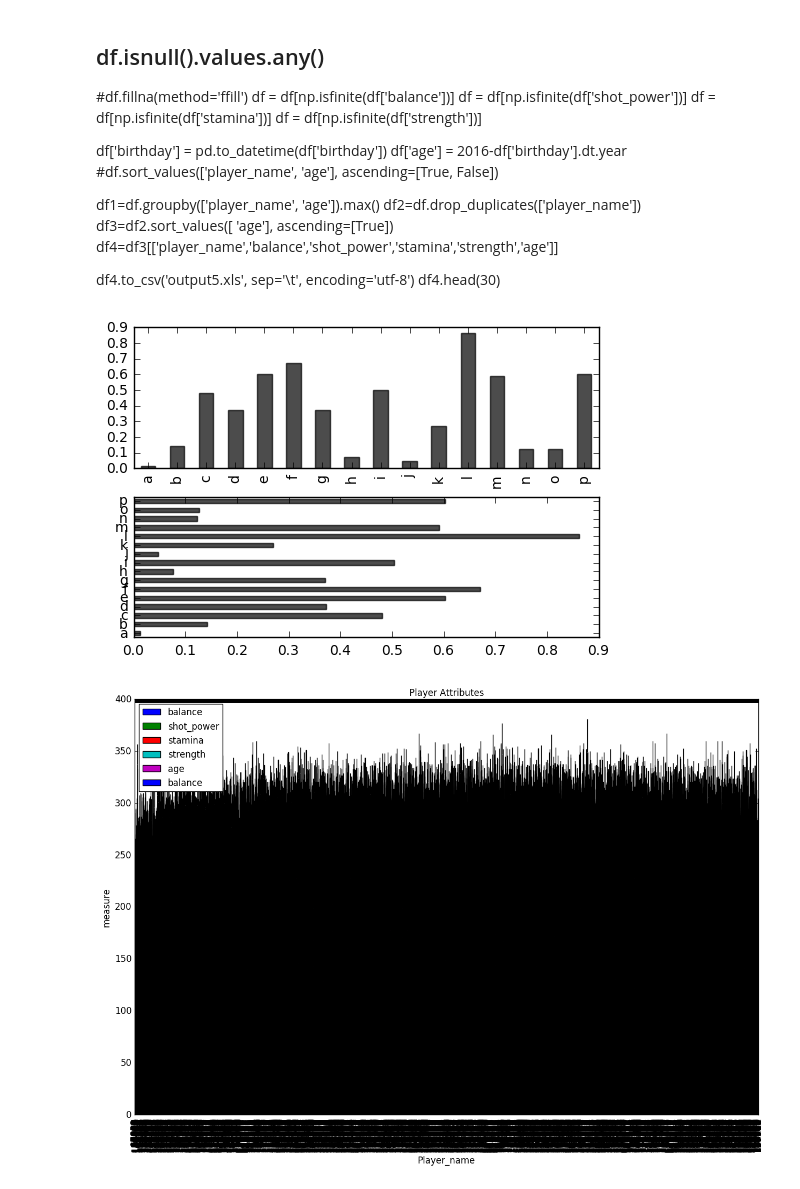
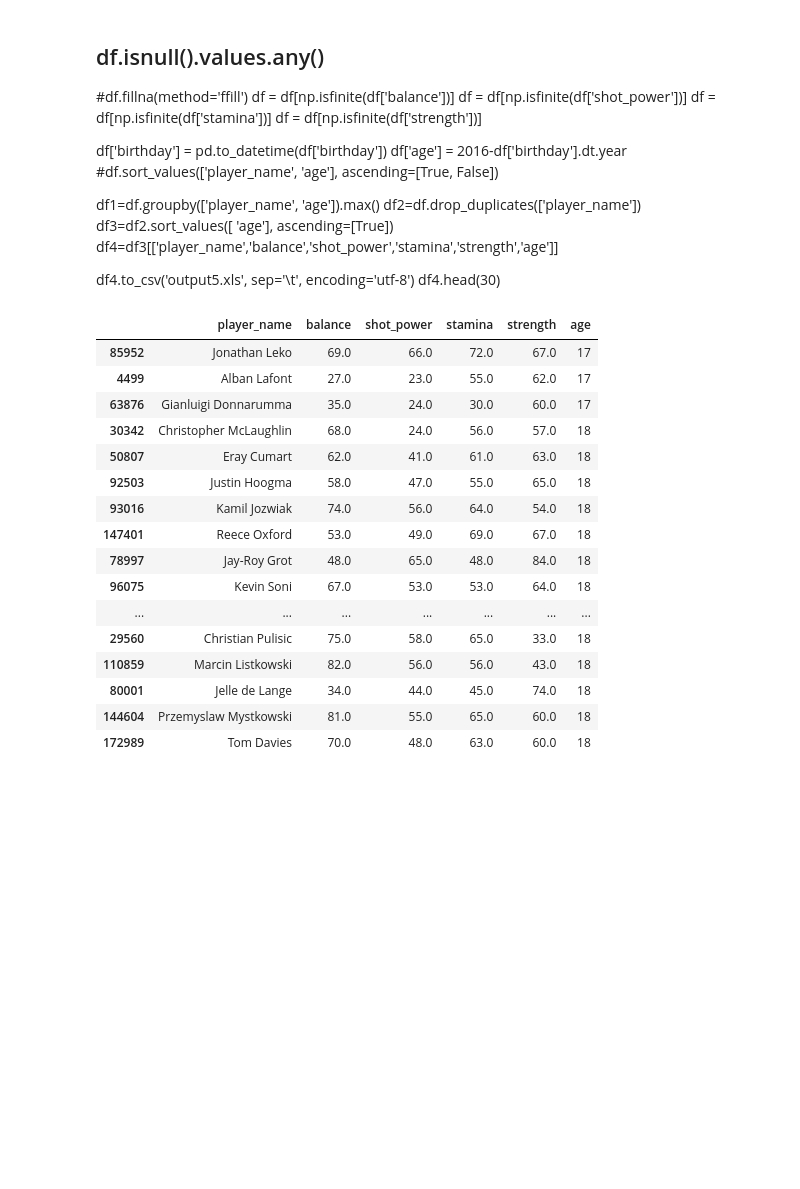
Before and after one commit to Pragya1025/Python4DataAnalysis, a Jupyter notebook: EuropeanSoccerDatabase/Analysis/Analysis5.ipynb, the cells around one changed output. Saved outputs shown, nothing was run; the diff lists cells and outputs as text; code cells hidden in the pictures; blank space fills up the shorter version.

```diff
--- a/EuropeanSoccerDatabase/Analysis/Analysis5.ipynb
+++ b/EuropeanSoccerDatabase/Analysis/Analysis5.ipynb
@@ -49,16 +49,35 @@ df4.head(30)
 # %%
 df.isnull().values.any()
 #df.fillna(method='ffill')
 df = df[np.isfinite(df['balance'])]
 df = df[np.isfinite(df['shot_power'])]
 df = df[np.isfinite(df['stamina'])]
 df = df[np.isfinite(df['strength'])]
 df['birthday'] = pd.to_datetime(df['birthday'])
 df['age'] = 2016-df['birthday'].dt.year
 #df.sort_values(['player_name', 'age'], ascending=[True, False])
 df1=df.groupby(['player_name', 'age']).max()
 df2=df.drop_duplicates(['player_name'])
 df3=df2.sort_values([ 'age'], ascending=[True])
 df4=df3[['player_name','balance','shot_power','stamina','strength','age']]
 df4.to_csv('output5.xls', sep='\t', encoding='utf-8')
-l=df4.head(30)
+l=df4.head(25)
+l
+# %% [output]
+|  | player_name | balance | shot_power | stamina | strength | age |
+| 85952 | Jonathan Leko | 69.0 | 66.0 | 72.0 | 67.0 | 17 |
+| 4499 | Alban Lafont | 27.0 | 23.0 | 55.0 | 62.0 | 17 |
+| 63876 | Gianluigi Donnarumma | 35.0 | 24.0 | 30.0 | 60.0 | 17 |
+| 30342 | Christopher McLaughlin | 68.0 | 24.0 | 56.0 | 57.0 | 18 |
+| 50807 | Eray Cumart | 62.0 | 41.0 | 61.0 | 63.0 | 18 |
+| 92503 | Justin Hoogma | 58.0 | 47.0 | 55.0 | 65.0 | 18 |
+| 93016 | Kamil Jozwiak | 74.0 | 56.0 | 64.0 | 54.0 | 18 |
+| 147401 | Reece Oxford | 53.0 | 49.0 | 69.0 | 67.0 | 18 |
+| 78997 | Jay-Roy Grot | 48.0 | 65.0 | 48.0 | 84.0 | 18 |
+| 96075 | Kevin Soni | 67.0 | 53.0 | 53.0 | 64.0 | 18 |
+| ... | ... | ... | ... | ... | ... | ... |
+| 29560 | Christian Pulisic | 75.0 | 58.0 | 65.0 | 33.0 | 18 |
+| 110859 | Marcin Listkowski | 82.0 | 56.0 | 56.0 | 43.0 | 18 |
+| 80001 | Jelle de Lange | 34.0 | 44.0 | 45.0 | 74.0 | 18 |
+| 144604 | Przemyslaw Mystkowski | 81.0 | 55.0 | 65.0 | 60.0 | 18 |
+| 172989 | Tom Davies | 70.0 | 48.0 | 63.0 | 60.0 | 18 |
@@ -115,12 +84,3 @@ for i in matchTeamId:
-# %%
-import matplotlib.pyplot as plt
-ax = df4['balance'].plot(kind='bar', title ="Player Attributes", figsize=(15, 10), legend=True, fontsize=12)
-ax.set_xlabel("Player_name", fontsize=12)
-ax.set_ylabel("measure", fontsize=12)
-plt.show()
-# %% [output]
-[figure, removed]
-[figure, removed]
 # %%
 import matplotlib.pyplot as plt
 
```
Also changed, not shown: parts of 4 cells of this notebook, 1 other file.
